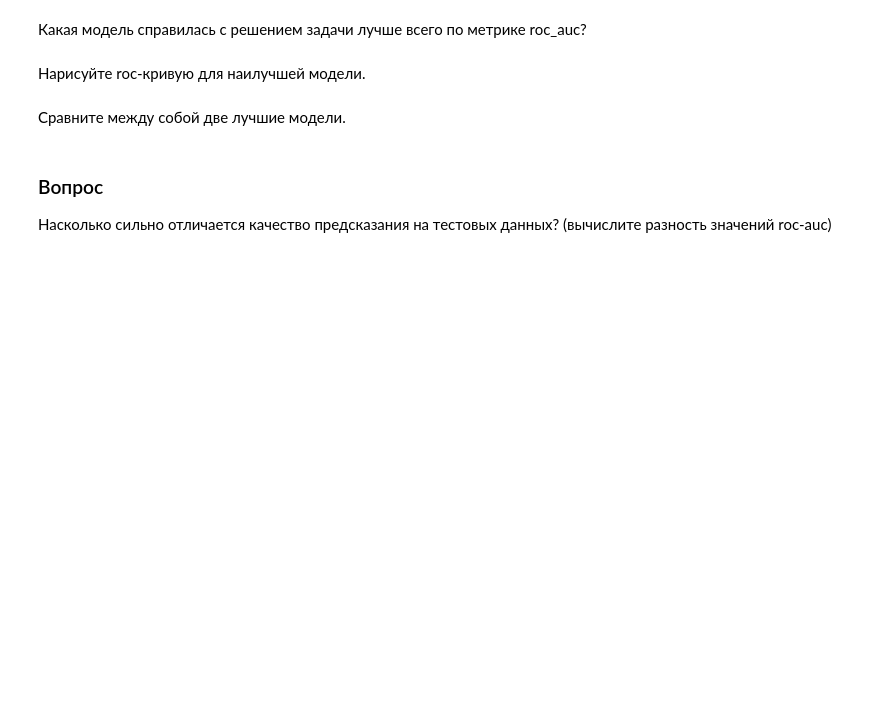
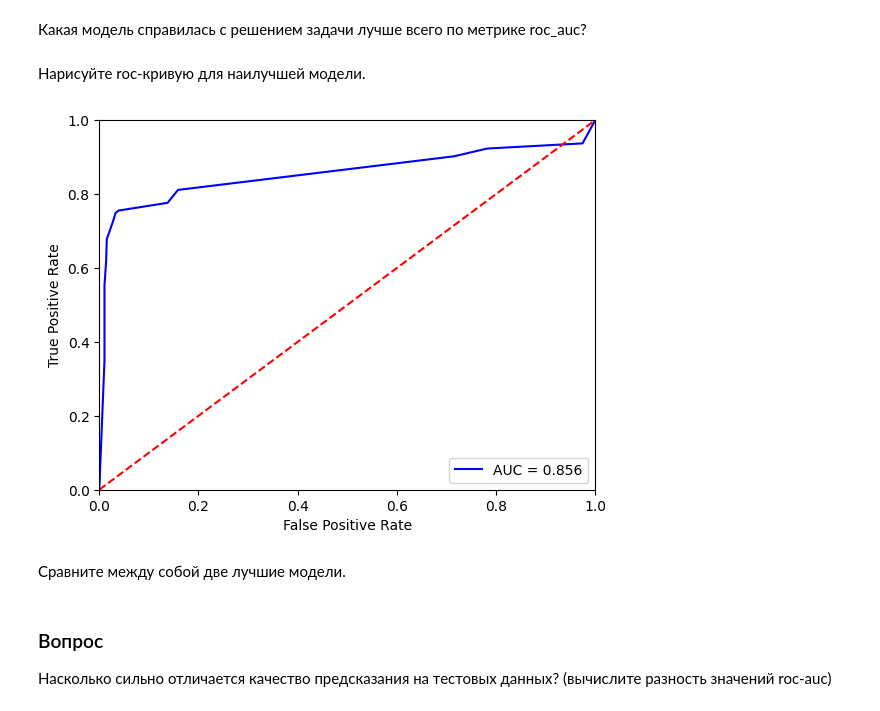
Before and after one commit to looee1q/PracticalML, a Jupyter notebook: Trees_final_task_ipynb.ipynb, the cells around one changed output. Cells and saved outputs as stored; diff of their text form; code cells hidden in the pictures; blank space fills up the shorter version.

```diff
--- a/Trees_final_task_ipynb.ipynb
+++ b/Trees_final_task_ipynb.ipynb
@@ -218,0 +222,6 @@ gs_tree = GridSearchCV()
+# %%
+gs_svc = GridSearchCV(SVC(kernel='linear',probability=True), params, cv=3, scoring='roc_auc')
+
+gs_svc.fit(X_train, y_train)
+
+gs_svc.best_score_, gs_svc.best_estimator_
@@ -218,0 +238,6 @@ gs_tree = GridSearchCV()
+# %%
+params_tree = {"max_depth": np.arange(1, 10 + 1, 1), "criterion": ["gini", "entropy"]}
+gs_tree = GridSearchCV(DecisionTreeClassifier(random_state=RANDOM_STATE), param_grid=params_tree, cv=3, scoring='roc_auc')
+gs_tree.fit(X_train, y_train)
+
+gs_tree.best_score_, gs_tree.best_estimator_
@@ -218,0 +247,6 @@ gs_tree = GridSearchCV()
+# %%
+tree_best = gs_tree.best_estimator_
+
+y_pred_tree_best = tree_best.predict_proba(X_test)[:, 1]
+roc_auc_tree = roc_auc_score(y_test, y_pred_tree_best)
+roc_auc_tree
@@ -227,10 +263,22 @@ gs_tree = GridSearchCV()
 # %% [markdown]
 Нарисуйте roc-кривую для наилучшей модели.
 # %%
-from sklearn.metrics import roc_curve
+from sklearn.metrics import roc_curve, auc
 from matplotlib import pyplot as plt
 
-# your code here
+fpr, tpr, threshold = roc_curve(y_test, y_pred_tree_best)
+roc_auc_best = auc(fpr, tpr)
+# %%
+plt.plot(fpr, tpr, 'b', label = f'AUC = {roc_auc_best:.3f}')
+plt.legend(loc = 'lower right')
+plt.plot([0, 1], [0, 1],'r--')
+plt.xlim([0, 1])
+plt.ylim([0, 1])
+plt.ylabel('True Positive Rate')
+plt.xlabel('False Positive Rate')
+plt.show();
+# %% [output]
+[figure, added]
 # %% [markdown]
 Сравните между собой две лучшие модели.
 # %% [markdown]
```
Also changed, not shown: parts of 12 cells of this notebook.
